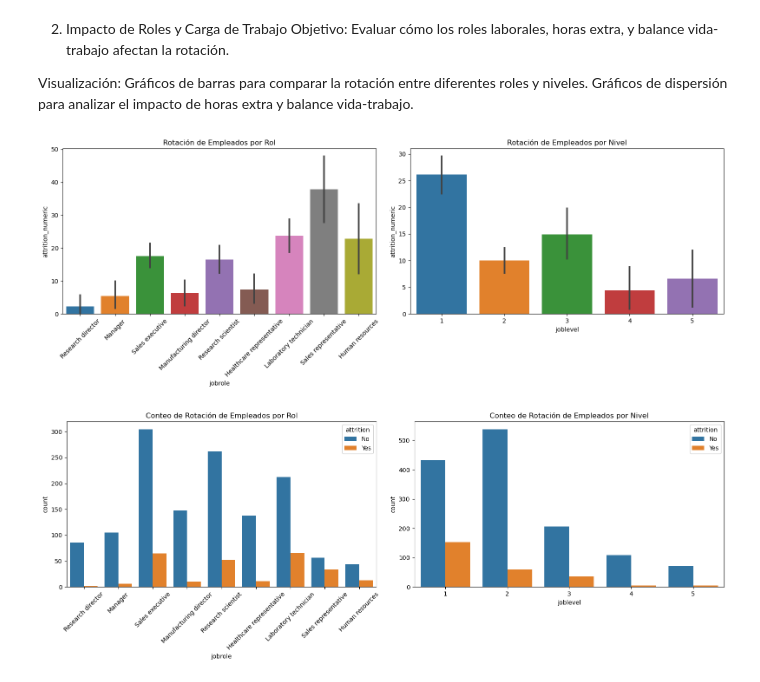
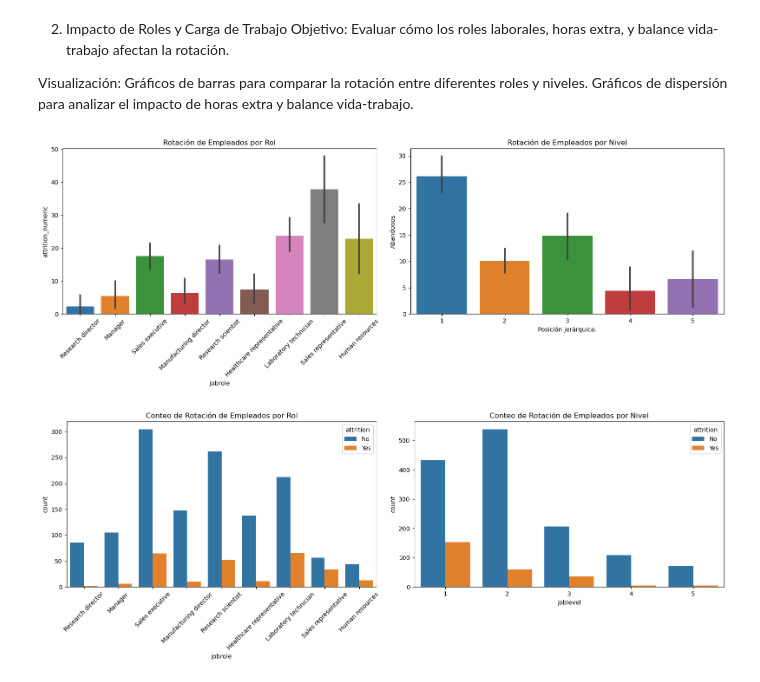
Before and after one commit to laural87/project-da-promo-I-modulo-3-team-2, a Jupyter notebook: Fase2_visualizaciones.ipynb, the cells around one changed output. Saved outputs shown, nothing was run; the diff lists cells and outputs as text; code cells hidden in the pictures.

```diff
--- a/Fase2_visualizaciones.ipynb
+++ b/Fase2_visualizaciones.ipynb
@@ -255,17 +255,21 @@ Gráficos de dispersión para analizar el impacto de horas extra y balance vida-
 # %%
 fig, axes = plt.subplots(1, 2, figsize=(16, 6))
 
 sns.barplot(x='jobrole', y='attrition_numeric', data=datos, ax=axes[0])
 axes[0].set_title('Rotación de Empleados por Rol')
 axes[0].set_xticklabels(axes[0].get_xticklabels(), rotation=45)
+plt.xlabel('Departamento')
+plt.ylabel('Abandonos')
 
 sns.barplot(x='joblevel', y='attrition_numeric', data=datos, ax=axes[1])
 axes[1].set_title('Rotación de Empleados por Nivel')
+plt.xlabel('Posición jerárquica.')
+plt.ylabel('Abandonos')
 
 plt.tight_layout()
 plt.show()
 # %% [output]
-[figure, old version]
+[figure, new version]
 # %%
 fig, axes = plt.subplots(1, 2, figsize=(16, 6))
 
```
Also changed, not shown: parts of 2 cells of this notebook, 1 other file.
